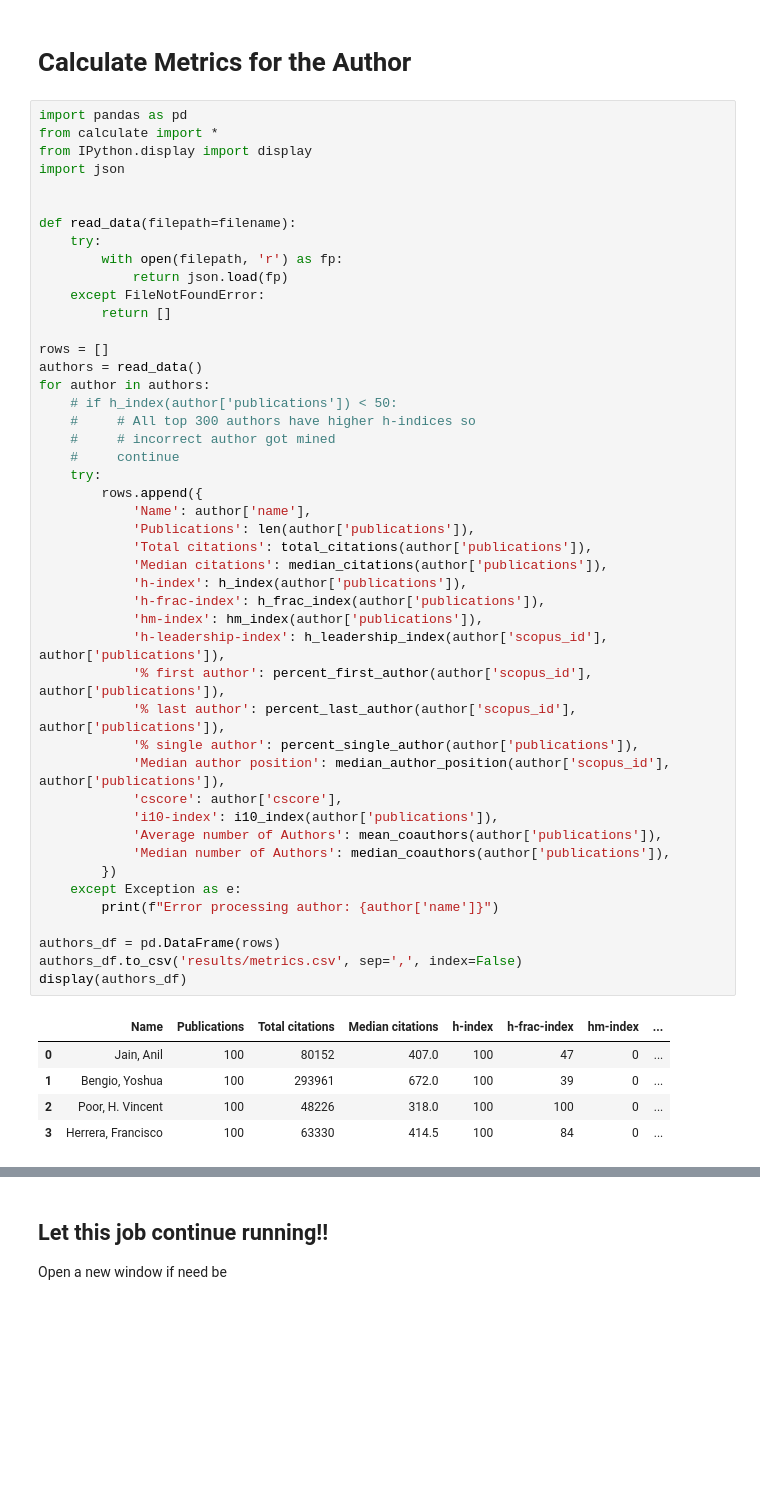
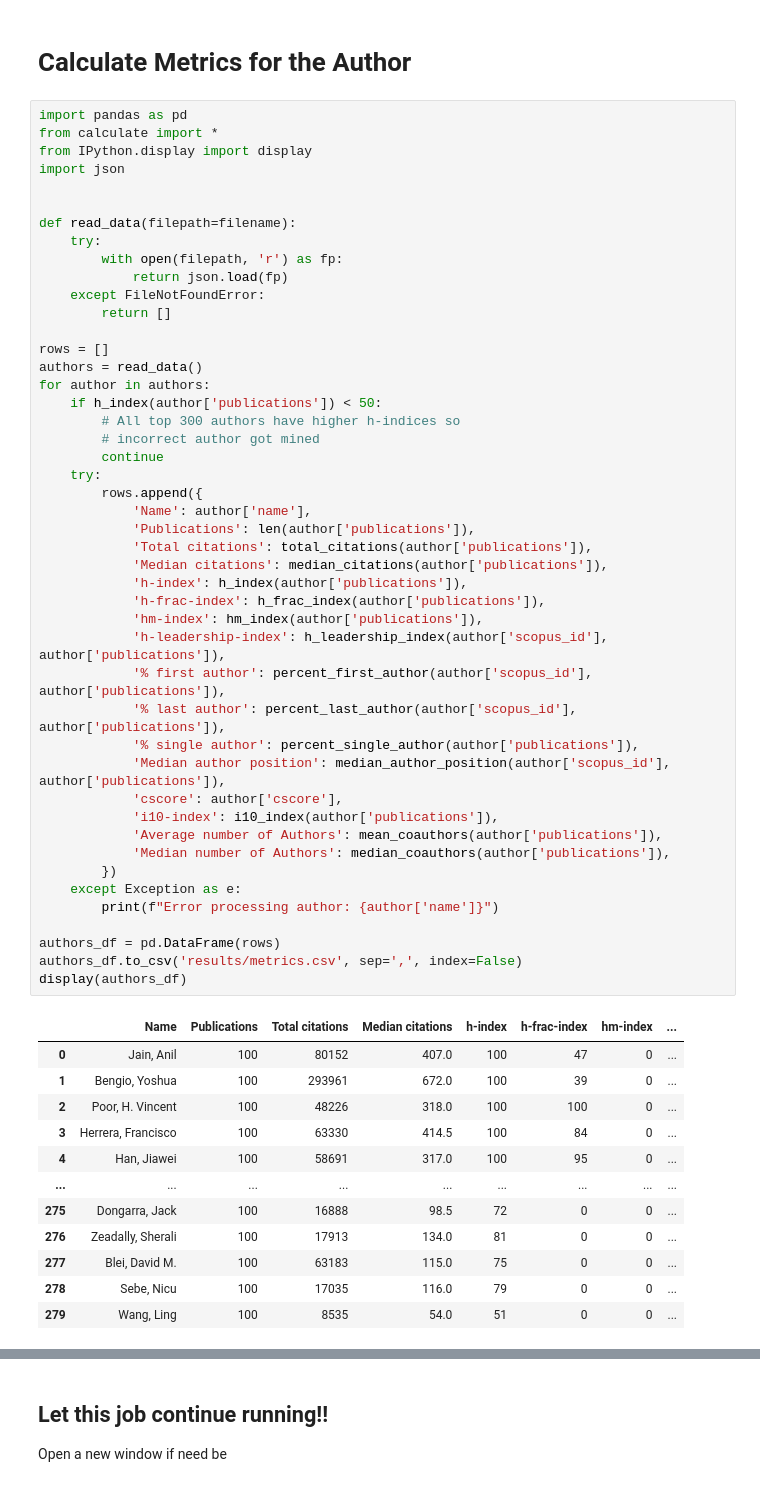
Before and after one commit to nepython/metrics, a Jupyter notebook: scopus.ipynb, the cells around one changed output, grey strips where cells are left out. Saved outputs shown, nothing was run; the diff lists cells and outputs as text; blank space fills up the shorter version.

Commit message:
Added data mined from the top 300 CS researchers based on their h-index.

```diff
--- a/scopus.ipynb
+++ b/scopus.ipynb
@@ -243,38 +258,45 @@ def read_data(filepath=filename):
 rows = []
 authors = read_data()
 for author in authors:
-    # if h_index(author['publications']) < 50:
-    #     # All top 300 authors have higher h-indices so
-    #     # incorrect author got mined
-    #     continue
+    if h_index(author['publications']) < 50:
+        # All top 300 authors have higher h-indices so
+        # incorrect author got mined
+        continue
     try:
         rows.append({
             'Name': author['name'],
             'Publications': len(author['publications']),
             'Total citations': total_citations(author['publications']),
             'Median citations': median_citations(author['publications']),
             'h-index': h_index(author['publications']),
             'h-frac-index': h_frac_index(author['publications']),
             'hm-index': hm_index(author['publications']),
             'h-leadership-index': h_leadership_index(author['scopus_id'], author['publications']),
             '% first author': percent_first_author(author['scopus_id'], author['publications']),
             '% last author': percent_last_author(author['scopus_id'], author['publications']),
             '% single author': percent_single_author(author['publications']),
             'Median author position': median_author_position(author['scopus_id'], author['publications']),
             'cscore': author['cscore'],
             'i10-index': i10_index(author['publications']),
             'Average number of Authors': mean_coauthors(author['publications']),
             'Median number of Authors': median_coauthors(author['publications']),
         })
     except Exception as e:
         print(f"Error processing author: {author['name']}")
 
 authors_df = pd.DataFrame(rows)
 authors_df.to_csv('results/metrics.csv', sep=',', index=False)
 display(authors_df)
 # %% [output]
 |  | Name | Publications | Total citations | Median citations | h-index | h-frac-index | hm-index | ... |
 | 0 | Jain, Anil | 100 | 80152 | 407.0 | 100 | 47 | 0 | ... |
 | 1 | Bengio, Yoshua | 100 | 293961 | 672.0 | 100 | 39 | 0 | ... |
 | 2 | Poor, H. Vincent | 100 | 48226 | 318.0 | 100 | 100 | 0 | ... |
 | 3 | Herrera, Francisco | 100 | 63330 | 414.5 | 100 | 84 | 0 | ... |
+| 4 | Han, Jiawei | 100 | 58691 | 317.0 | 100 | 95 | 0 | ... |
+| ... | ... | ... | ... | ... | ... | ... | ... | ... |
+| 275 | Dongarra, Jack | 100 | 16888 | 98.5 | 72 | 0 | 0 | ... |
+| 276 | Zeadally, Sherali | 100 | 17913 | 134.0 | 81 | 0 | 0 | ... |
+| 277 | Blei, David M. | 100 | 63183 | 115.0 | 75 | 0 | 0 | ... |
+| 278 | Sebe, Nicu | 100 | 17035 | 116.0 | 79 | 0 | 0 | ... |
+| 279 | Wang, Ling | 100 | 8535 | 54.0 | 51 | 0 | 0 | ... |
```
Also changed, not shown: parts of 4 cells of this notebook, 3 other files.
